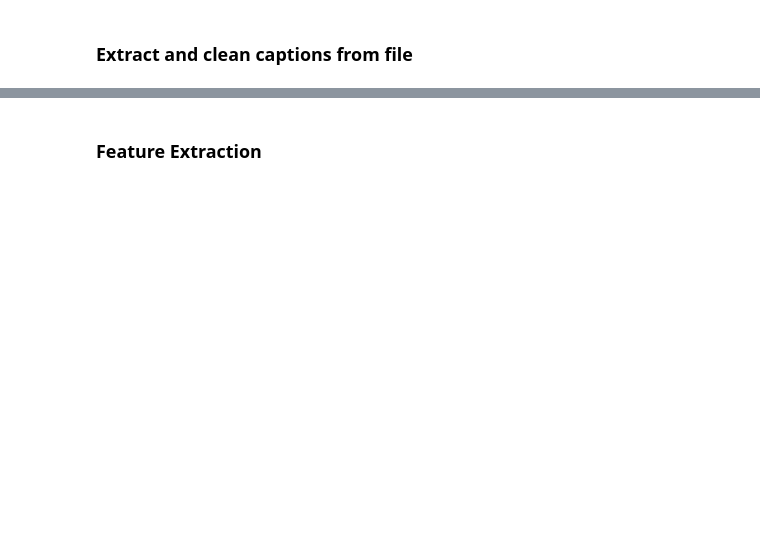
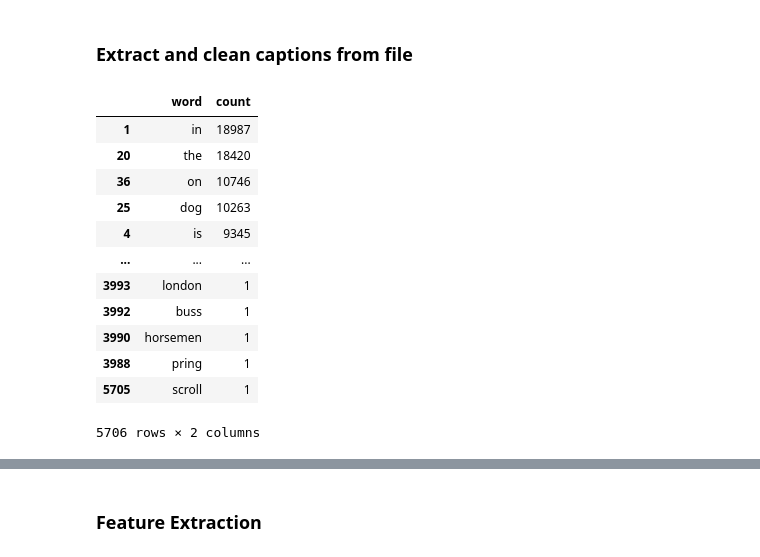
Before and after one commit to basavbamrah/image-caption-generator, a Jupyter notebook: train.ipynb, the cells around one changed output, grey strips where cells are left out. Drawn from its saved outputs; the diff is of its cells as text; code cells hidden in the pictures; blank space fills up the shorter version.

```diff
--- a/train.ipynb
+++ b/train.ipynb
@@ -60,6 +67,19 @@ def extract_voc(dic):
     for i in list(dic.keys()):
         [vocab.update(j.split()) for j in dic[i]]
     return vocab
+# %%
+from collections import Counter
+
+
+def extract_vocab(dic):
+    vocab = []
+    for i in list(dic.keys()):
+        vocab.extend(" ".join(dic[i]).split())
+    # print(vocab)
+
+    vocab = Counter(vocab)
+    # print(vocab)
+    return vocab
 # %%
 def save_dic_to_text(dic, path):
     lines = list()
@@ -72,6 +92,27 @@ def save_dic_to_text(dic, path):
     file.close()
 # %%
 cap_dict = to_dict()
-cap_dict=clean_cap(cap_dict)
-vocab=extract_voc(cap_dict)
+cap_dict = clean_cap(cap_dict)
+vocab = extract_vocab(cap_dict)
+
 save_dic_to_text(cap_dict, 'cleaned_descriptions.txt')
+# %%
+# print(vocab)
+df_words = pd.DataFrame(
+    {'word': list(vocab.keys()), 'count': list(vocab.values())})
+df_words = df_words.sort_values(by='count', ascending=False)
+df_words
+# %% [output]
+|  | word | count |
+| 1 | in | 18987 |
+| 20 | the | 18420 |
+| 36 | on | 10746 |
+| 25 | dog | 10263 |
+| 4 | is | 9345 |
+| ... | ... | ... |
+| 3993 | london | 1 |
+| 3992 | buss | 1 |
+| 3990 | horsemen | 1 |
+| 3988 | pring | 1 |
+| 5705 | scroll | 1 |
+5706 rows × 2 columns
```
Also changed, not shown: parts of 21 cells of this notebook, 1 other file.
